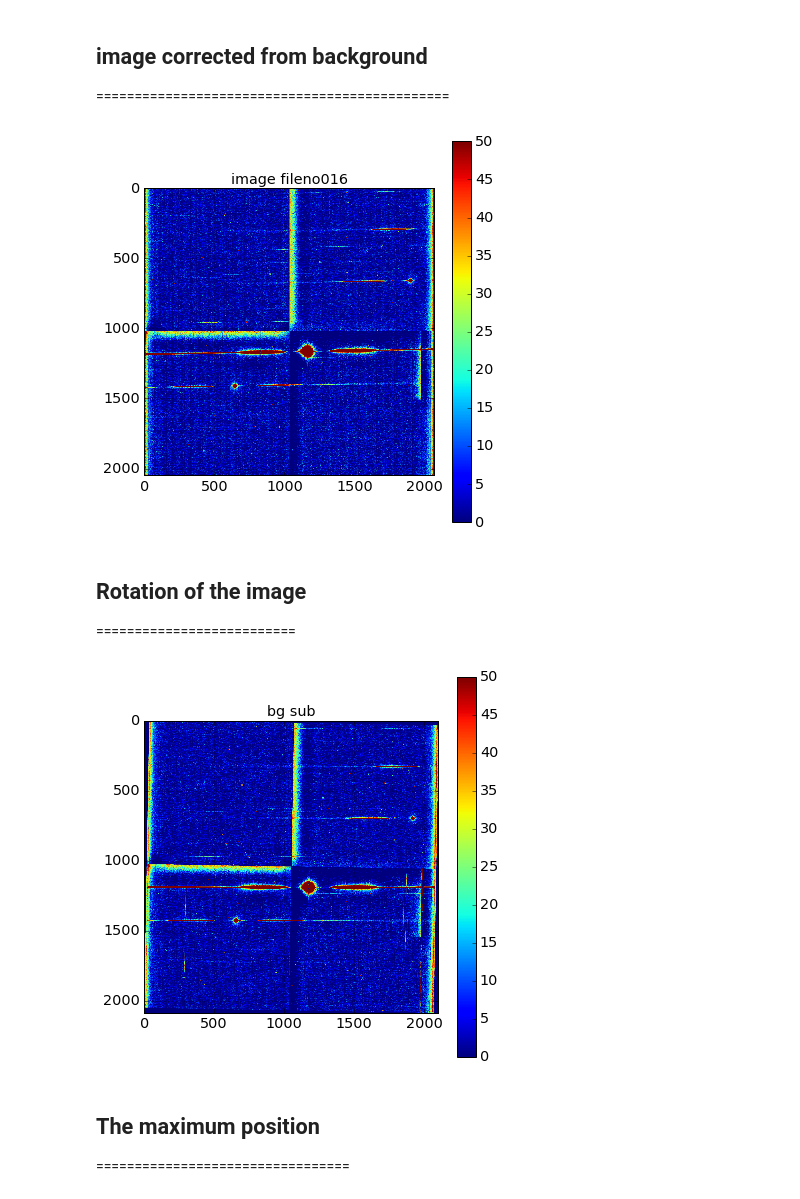
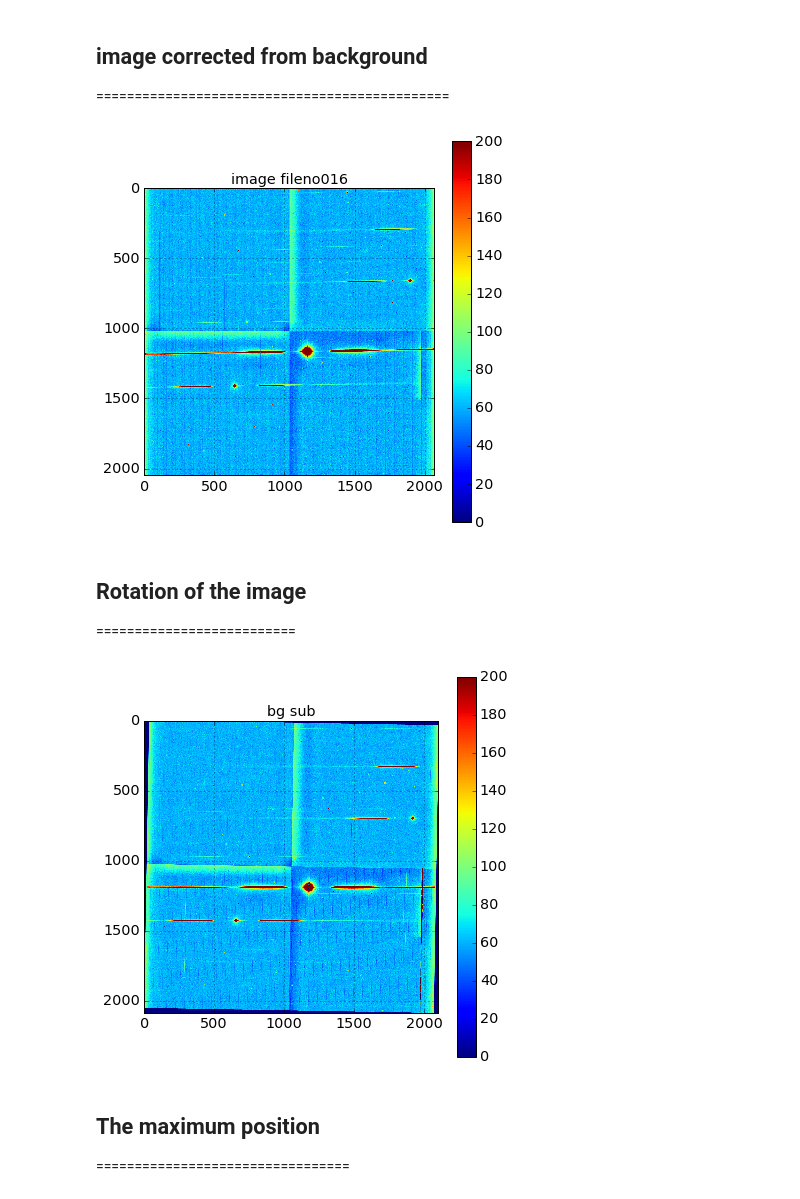
Before and after one commit to sylvielsstfr/CTIOAna2016, a Jupyter notebook: notebooks/Slide_FirstSpectrum.ipynb, the cells around one changed output. Saved outputs shown, nothing was run; the diff lists cells and outputs as text; code cells hidden in the pictures.

```diff
--- a/notebooks/Slide_FirstSpectrum.ipynb
+++ b/notebooks/Slide_FirstSpectrum.ipynb
@@ -248,8 +250,10 @@ print('median rms = ',bkg.background_rms_median)
 # %% [markdown]
 ## Image with  background subtraction
 ========================================
+# %%
+PedestalShift=60
 # %%
-ccd_bgsub=ccd - bkg.background
+ccd_bgsub=ccd - bkg.background+PedestalShift
 # %%
 title='image '+object_name+' bkg sub'
 fig = plt.figure(figsize=(10,4))
@@ -267,10 +284,10 @@ plt.show()
 # %%
 title='image '+object_name
 fig, ax = plt.subplots(figsize=(6, 6))
-img=ax.imshow(ccd_bgsub,vmin=0,vmax=50.)
+img=ax.imshow(ccd_bgsub,vmin=0,vmax=200.)
 plt.title(title) ; plt.tight_layout() ; plt.colorbar(img) ; plt.grid(True)
 # %% [output]
-[figure, old version]
+[figure, new version]
 # %% [markdown]
 ## Rotation of the image
 ==========================
@@ -278,10 +295,10 @@ plt.title(title) ; plt.tight_layout() ; plt.colorbar(img) ; plt.grid(True)
 rotated_image=ndimage.interpolation.rotate(ccd_bgsub,-1)
 # %%
 fig, ax = plt.subplots(figsize=(6,6))
-img=ax.imshow(rotated_image,vmin=0,vmax=50.)
+img=ax.imshow(rotated_image,vmin=0,vmax=200.)
 plt.title('bg sub') ; plt.tight_layout() ; plt.colorbar(img) ; plt.grid(True)
 # %% [output]
-[figure, old version]
+[figure, new version]
 # %% [markdown]
 ## The maximum position
 =================================
```
Also changed, not shown: parts of 52 cells of this notebook.
